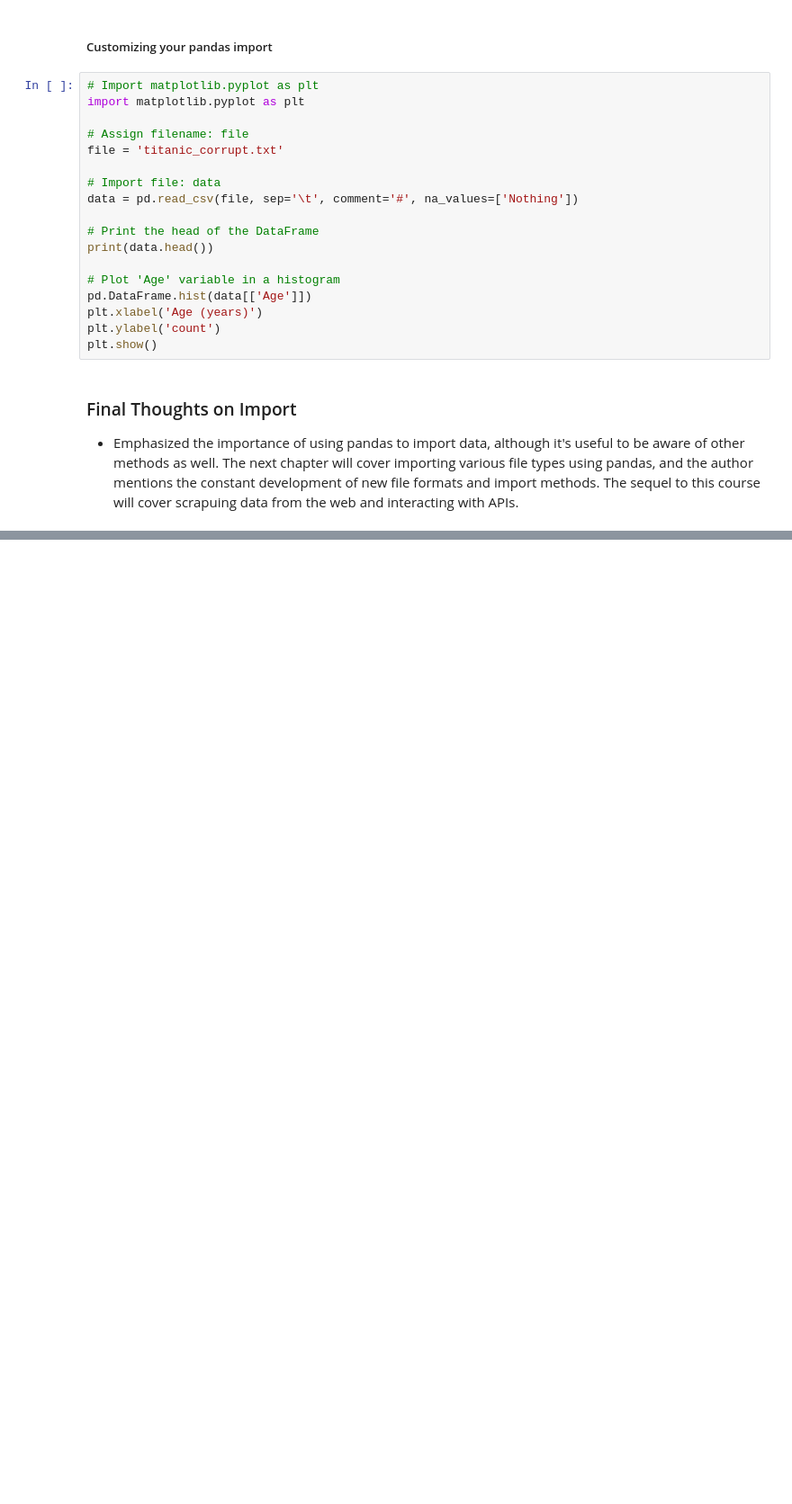
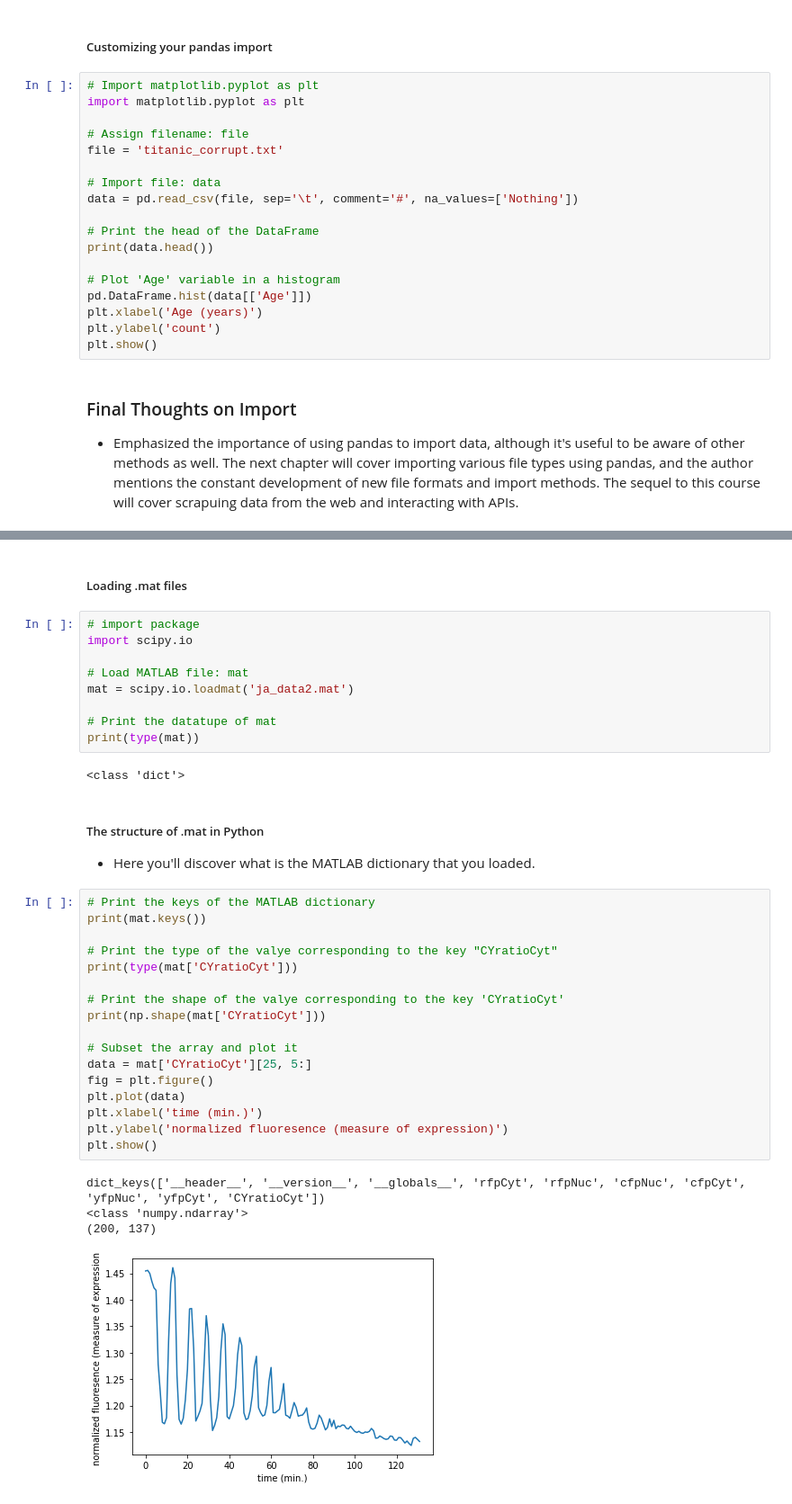
Before and after one commit to LannonTheCannon/Capstone-Two-, a Jupyter notebook: Importing Data in Python Part 1 Notes.ipynb, the cells around one changed output, grey strips where cells are left out. Shown: that part at 90% size. Saved outputs shown, nothing was run; the diff lists cells and outputs as text; blank space fills up the shorter version.

```diff
--- a/Importing Data in Python Part 1 Notes.ipynb
+++ b/Importing Data in Python Part 1 Notes.ipynb
@@ -177,0 +407,38 @@ plt.show()
+# %% [markdown]
+##### Loading .mat files
+# %%
+# import package
+import scipy.io
+
+# Load MATLAB file: mat
+mat = scipy.io.loadmat('ja_data2.mat')
+
+# Print the datatupe of mat
+print(type(mat))
+# %% [output]
+<class 'dict'>
+# %% [markdown]
+##### The structure of .mat in Python
+* Here you'll discover what is the MATLAB dictionary that you loaded.
+# %%
+# Print the keys of the MATLAB dictionary
+print(mat.keys())
+
+# Print the type of the valye corresponding to the key "CYratioCyt"
+print(type(mat['CYratioCyt']))
+
+# Print the shape of the valye corresponding to the key 'CYratioCyt'
+print(np.shape(mat['CYratioCyt']))
+
+# Subset the array and plot it
+data = mat['CYratioCyt'][25, 5:]
+fig = plt.figure()
+plt.plot(data)
+plt.xlabel('time (min.)')
+plt.ylabel('normalized fluoresence (measure of expression)')
+plt.show()
+# %% [output]
+dict_keys(['__header__', '__version__', '__globals__', 'rfpCyt', 'rfpNuc', 'cfpNuc', 'cfpCyt', 'yfpNuc', 'yfpCyt', 'CYratioCyt'])
+<class 'numpy.ndarray'>
+(200, 137)
+[figure, added]
```
Also changed, not shown: parts of 19 cells of this notebook, 5 other files.
